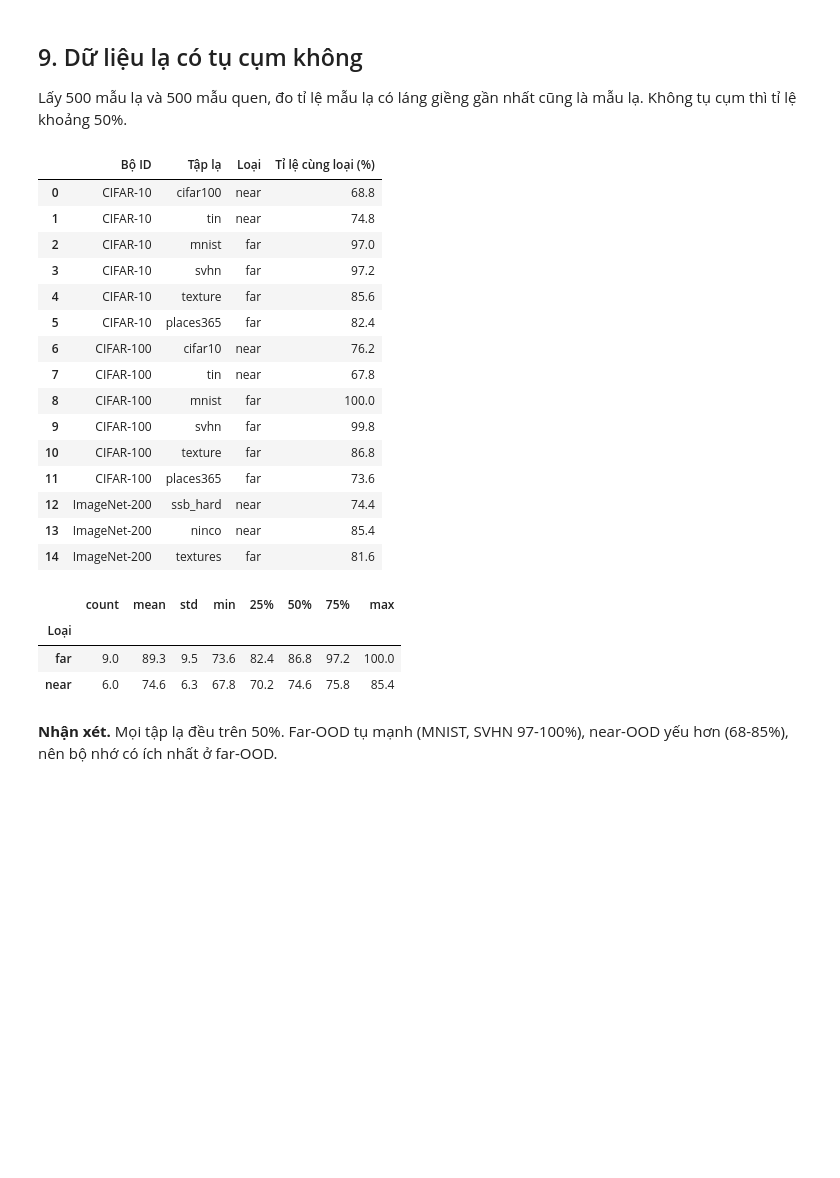
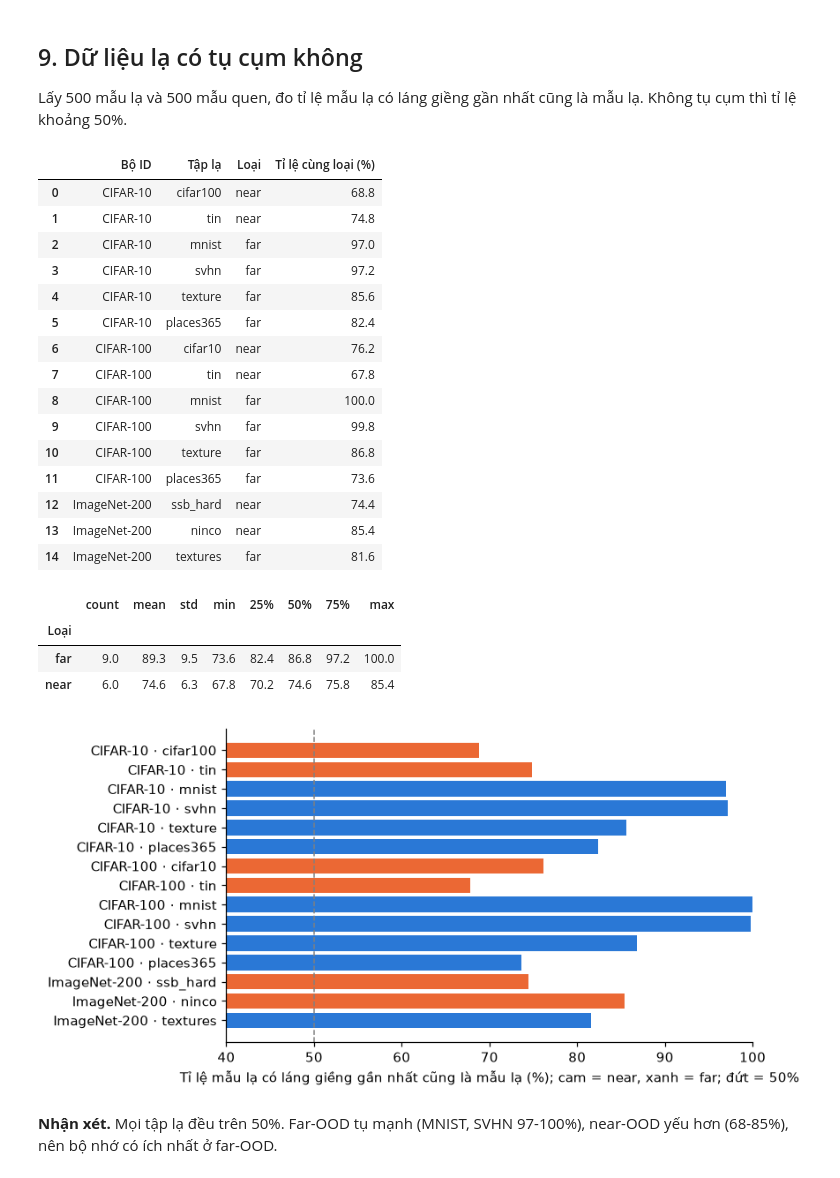
Before and after one commit to 3chh/CURE, a Jupyter notebook: eda/EDA_Benchmark_OpenOOD.ipynb, the cells around one changed output. Saved outputs shown, nothing was run; the diff lists cells and outputs as text; code cells hidden in the pictures; blank space fills up the shorter version.

Commit message:
Add OOD clustering figure to EDA notebook

```diff
--- a/eda/EDA_Benchmark_OpenOOD.ipynb
+++ b/eda/EDA_Benchmark_OpenOOD.ipynb
@@ -392,33 +392,38 @@ def same_nn_rate(a, b, n=500):
     r = np.random.default_rng(0)
     a = a[r.choice(len(a), min(n, len(a)), replace=False)]; b = b[r.choice(len(b), min(n, len(b)), replace=False)]
     s = a @ np.r_[a, b].T; s[np.arange(len(a)), np.arange(len(a))] = -9
     return 100 * np.mean(s.argmax(1) < len(a))
 
 clu = pd.DataFrame([[ds, o, 'near' if o in v['near'] else 'far', same_nn_rate(x, v['T'])] for ds, v in data.items() for o, x in v['ood'].items()],
                    columns=['Bộ ID', 'Tập lạ', 'Loại', 'Tỉ lệ cùng loại (%)'])
 display(clu.round(1))
 display(clu.groupby('Loại')['Tỉ lệ cùng loại (%)'].describe().round(1))
+fig, ax = plt.subplots(figsize=(7, 4.2))
+ax.barh(clu['Bộ ID'] + ' · ' + clu['Tập lạ'], clu['Tỉ lệ cùng loại (%)'], color=[C[1] if k == 'near' else C[0] for k in clu['Loại']])
+ax.axvline(50, color='gray', ls='--', lw=1)
+ax.invert_yaxis(); ax.set_xlim(40, 100); ax.set_xlabel('Tỉ lệ mẫu lạ có láng giềng gần nhất cũng là mẫu lạ (%); cam = near, xanh = far; đứt = 50%'); plt.show()
 # %% [output]
 |  | Bộ ID | Tập lạ | Loại | Tỉ lệ cùng loại (%) |
 | 0 | CIFAR-10 | cifar100 | near | 68.8 |
 | 1 | CIFAR-10 | tin | near | 74.8 |
 | 2 | CIFAR-10 | mnist | far | 97.0 |
 | 3 | CIFAR-10 | svhn | far | 97.2 |
 | 4 | CIFAR-10 | texture | far | 85.6 |
 | 5 | CIFAR-10 | places365 | far | 82.4 |
 | 6 | CIFAR-100 | cifar10 | near | 76.2 |
 | 7 | CIFAR-100 | tin | near | 67.8 |
 | 8 | CIFAR-100 | mnist | far | 100.0 |
 | 9 | CIFAR-100 | svhn | far | 99.8 |
 | 10 | CIFAR-100 | texture | far | 86.8 |
 | 11 | CIFAR-100 | places365 | far | 73.6 |
 | 12 | ImageNet-200 | ssb_hard | near | 74.4 |
 | 13 | ImageNet-200 | ninco | near | 85.4 |
 | 14 | ImageNet-200 | textures | far | 81.6 |
 |  | count | mean | std | min | 25% | 50% | 75% | max |
 | Loại |  |  |  |  |  |  |  |  |
 | far | 9.0 | 89.3 | 9.5 | 73.6 | 82.4 | 86.8 | 97.2 | 100.0 |
 | near | 6.0 | 74.6 | 6.3 | 67.8 | 70.2 | 74.6 | 75.8 | 85.4 |
+[figure, added]
 # %% [markdown]
 **Nhận xét.** Mọi tập lạ đều trên 50%. Far-OOD tụ mạnh (MNIST, SVHN 97-100%), near-OOD yếu hơn (68-85%), nên bộ nhớ có ích nhất ở far-OOD.
 # %% [markdown]
```
